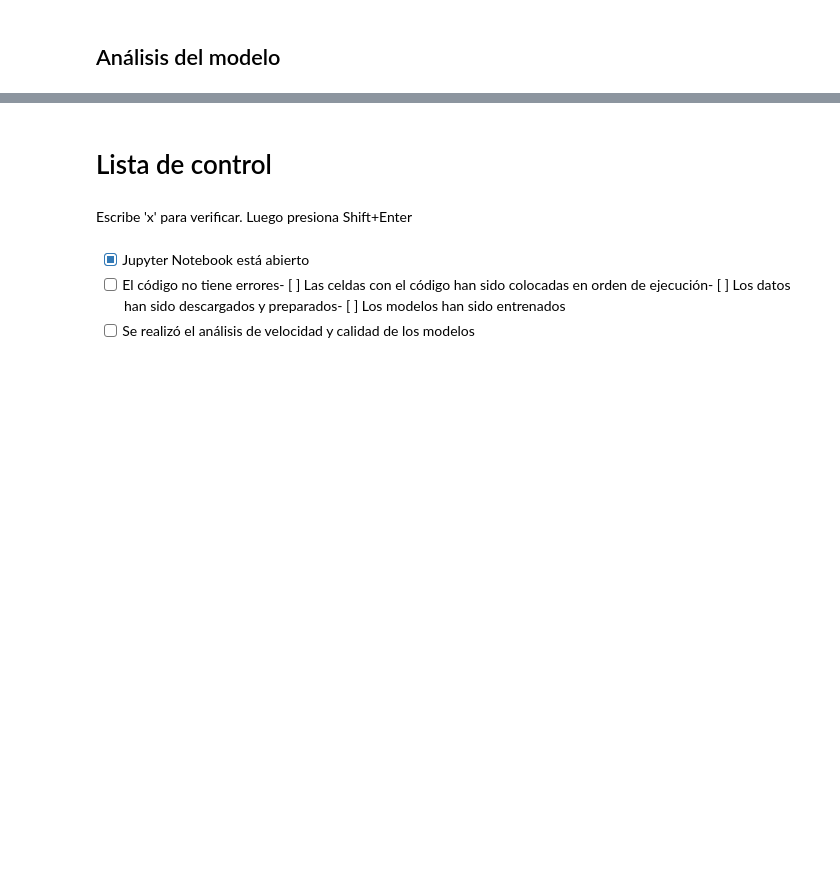
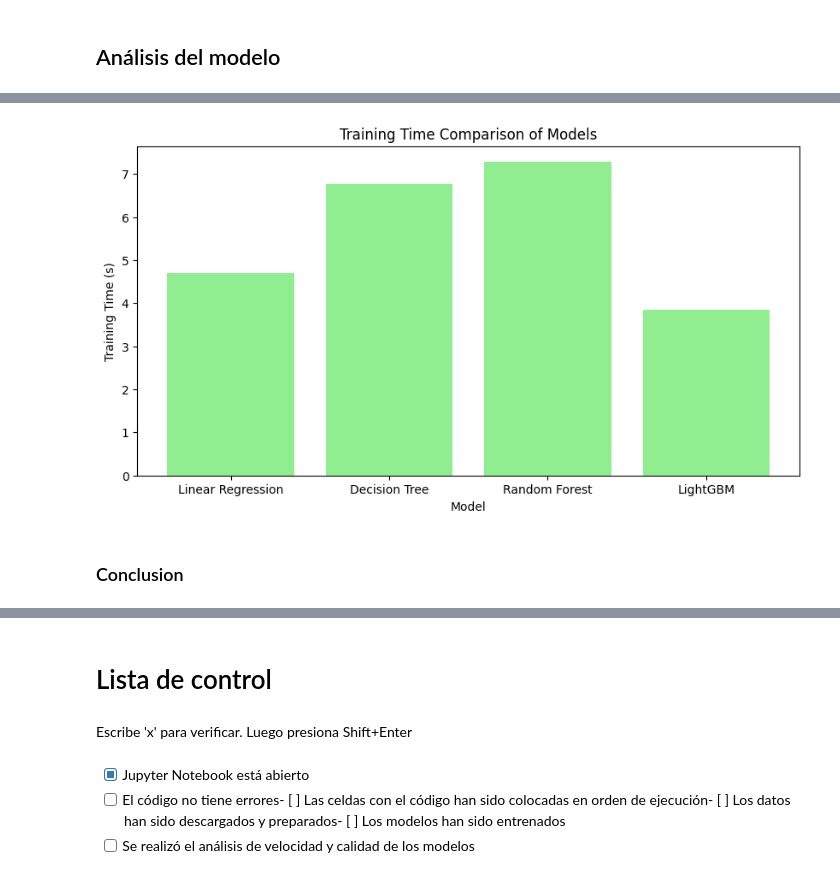
Before and after one commit to ErayFaSol/proyectosDataScience, a Jupyter notebook: proyecto12.ipynb, the cells around one changed output, grey strips where cells are left out. Cells and saved outputs as stored; diff of their text form; code cells hidden in the pictures; blank space fills up the shorter version.

```diff
--- a/proyecto12.ipynb
+++ b/proyecto12.ipynb
@@ -311,0 +366,12 @@ LightGBM RMSE: 1735.611708819157
+# %%
+# Crear gráfico de barras para Tiempo de Entrenamiento
+plt.figure(figsize=(10, 5))
+plt.bar(results_df['Model'], results_df['Training Time (s)'], color='lightgreen')
+plt.xlabel('Model')
+plt.ylabel('Training Time (s)')
+plt.title('Training Time Comparison of Models')
+plt.show()
+# %% [output]
+[figure, added]
+# %% [markdown]
+### Conclusion
```
Also changed, not shown: parts of 11 cells of this notebook.
